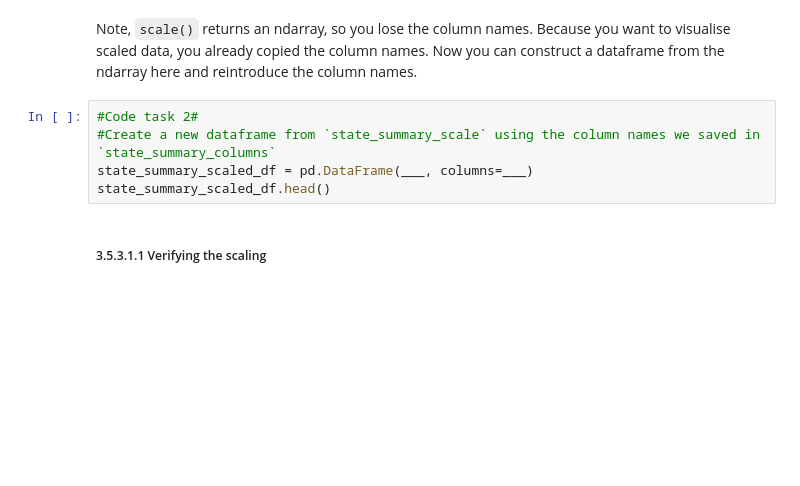
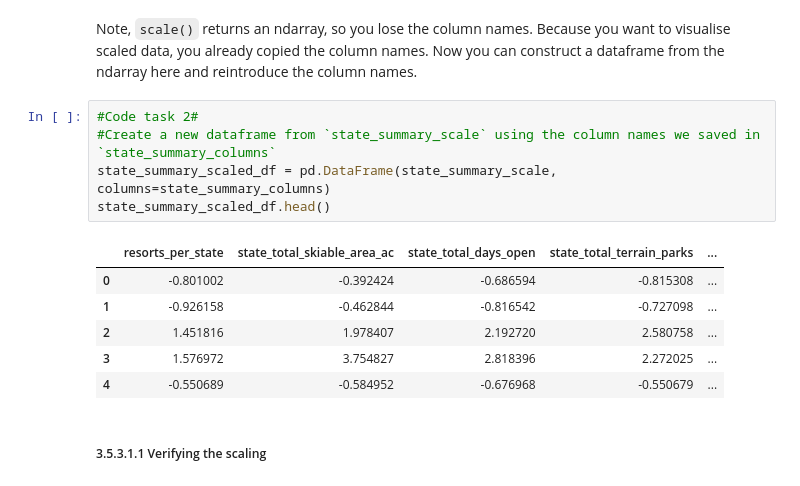
Before and after one commit to yuliyaselevich/DataScienceGuidedCapstone, a Jupyter notebook: Notebooks/03_exploratory_data_analysis.ipynb, the cells around one changed output. Drawn from its saved outputs; the diff is of its cells as text; blank space fills up the shorter version.

```diff
--- a/Notebooks/03_exploratory_data_analysis.ipynb
+++ b/Notebooks/03_exploratory_data_analysis.ipynb
@@ -324,8 +324,15 @@ Note, `scale()` returns an ndarray, so you lose the column names. Because you wa
 # %%
 #Code task 2#
 #Create a new dataframe from `state_summary_scale` using the column names we saved in `state_summary_columns`
-state_summary_scaled_df = pd.DataFrame(___, columns=___)
+state_summary_scaled_df = pd.DataFrame(state_summary_scale, columns=state_summary_columns)
 state_summary_scaled_df.head()
+# %% [output]
+|  | resorts_per_state | state_total_skiable_area_ac | state_total_days_open | state_total_terrain_parks | ... |
+| 0 | -0.801002 | -0.392424 | -0.686594 | -0.815308 | ... |
+| 1 | -0.926158 | -0.462844 | -0.816542 | -0.727098 | ... |
+| 2 | 1.451816 | 1.978407 | 2.192720 | 2.580758 | ... |
+| 3 | 1.576972 | 3.754827 | 2.818396 | 2.272025 | ... |
+| 4 | -0.550689 | -0.584952 | -0.676968 | -0.550679 | ... |
 # %% [markdown]
 ##### 3.5.3.1.1 Verifying the scaling<a id='3.5.3.1.1_Verifying_the_scaling'></a>
 # %% [markdown]
```
Also changed, not shown: parts of 24 cells of this notebook.
